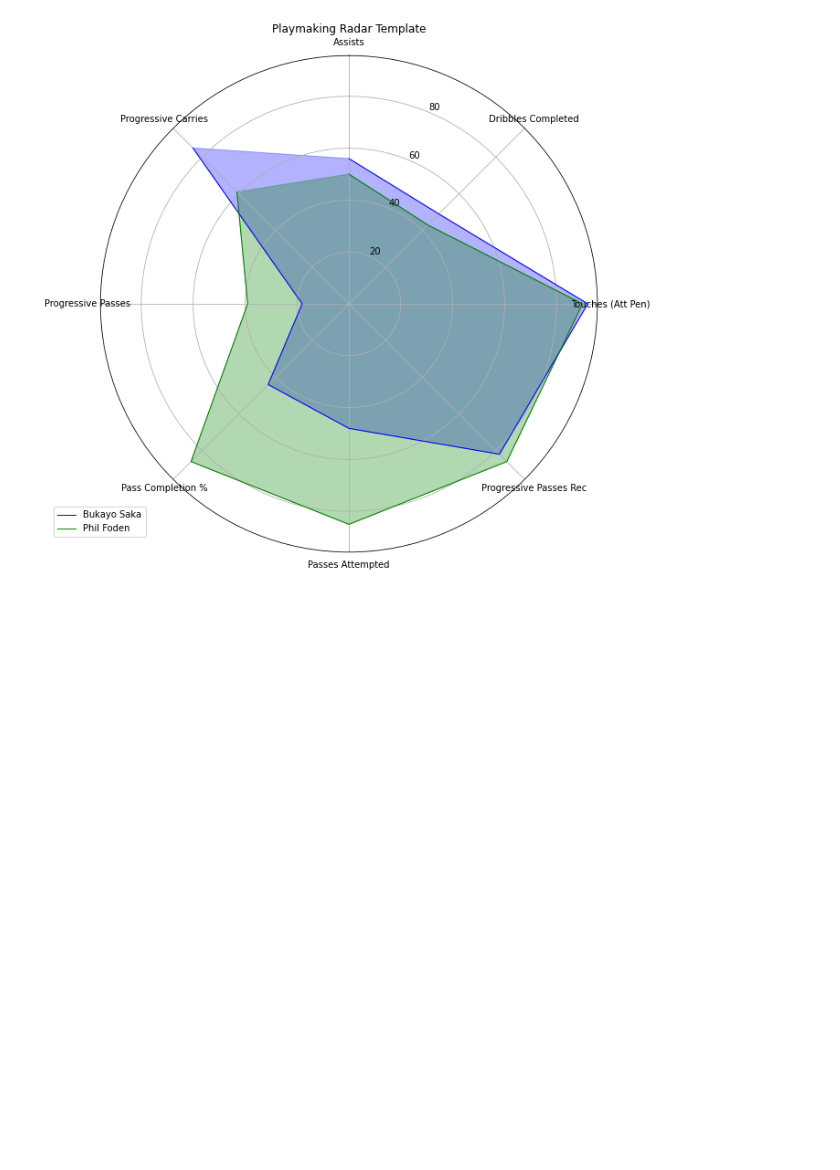
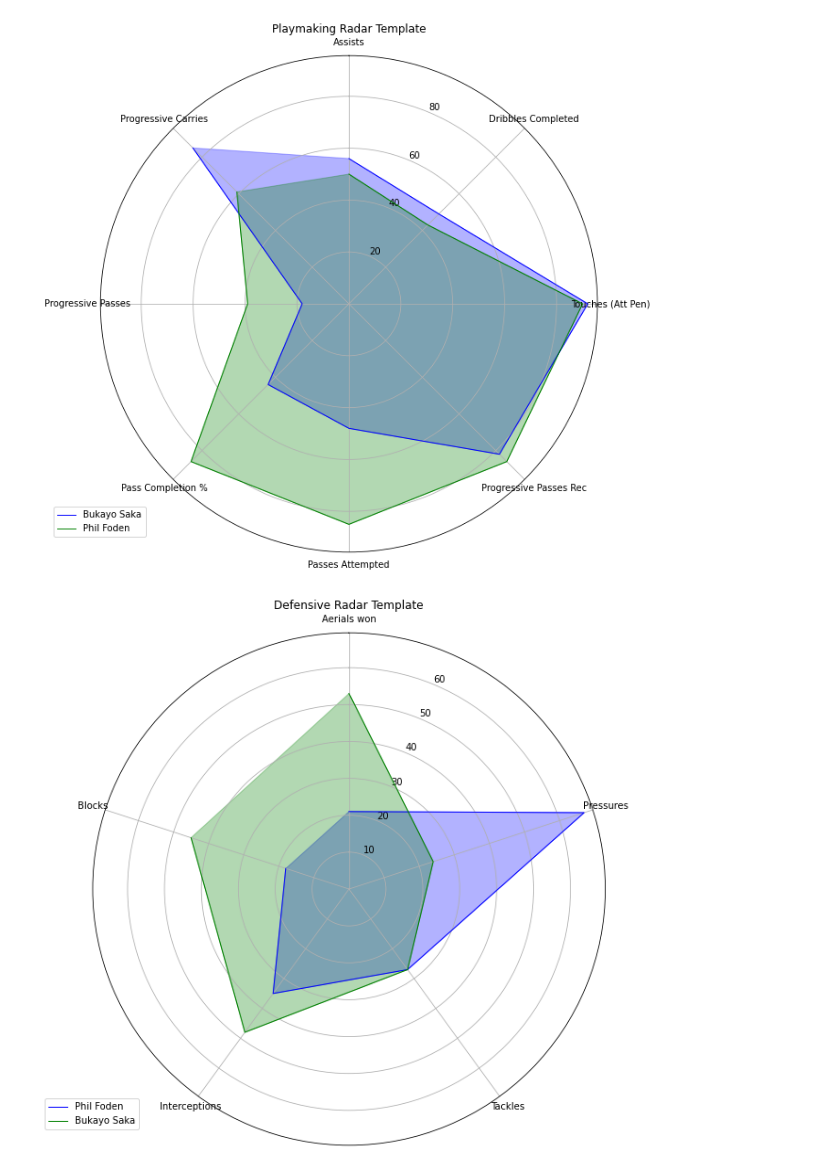
Before and after one commit to steveaq/Webs-Scraping-for-Fooball-Data-, a Jupyter notebook: FBREF Player Data Exploration.ipynb, the cells around one changed output. Cells and saved outputs as stored; diff of their text form; code cells hidden in the pictures; blank space fills up the shorter version.

```diff
--- a/FBREF Player Data Exploration.ipynb
+++ b/FBREF Player Data Exploration.ipynb
@@ -684,3 +682,7 @@ def compare_players_percentile_template(url_list, view):
 compare_players_percentile_template(url_list,"Playmaking")
 # %% [output]
 [figure]
+# %%
+compare_players_percentile_template(url_list,"Defensive")
+# %% [output]
+[figure, added]
```
Also changed, not shown: parts of 9 cells of this notebook, 12 other files.
